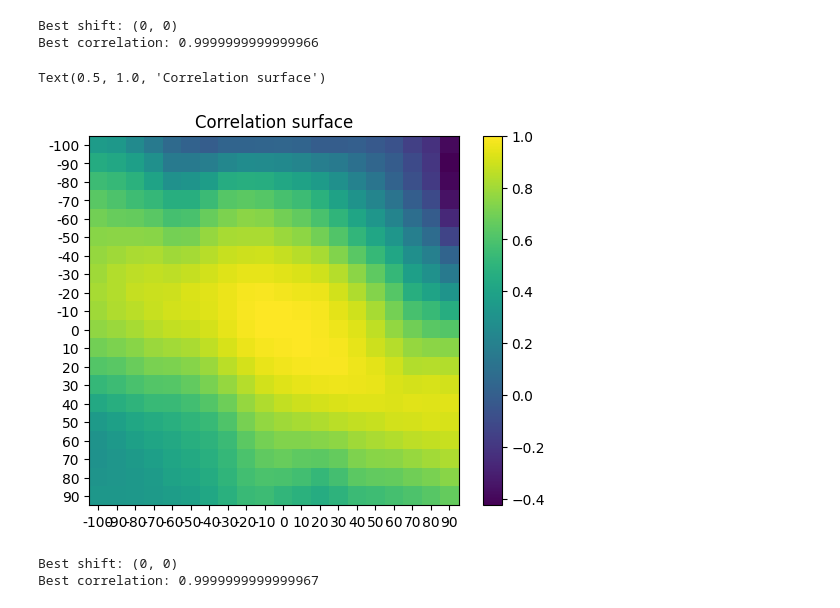
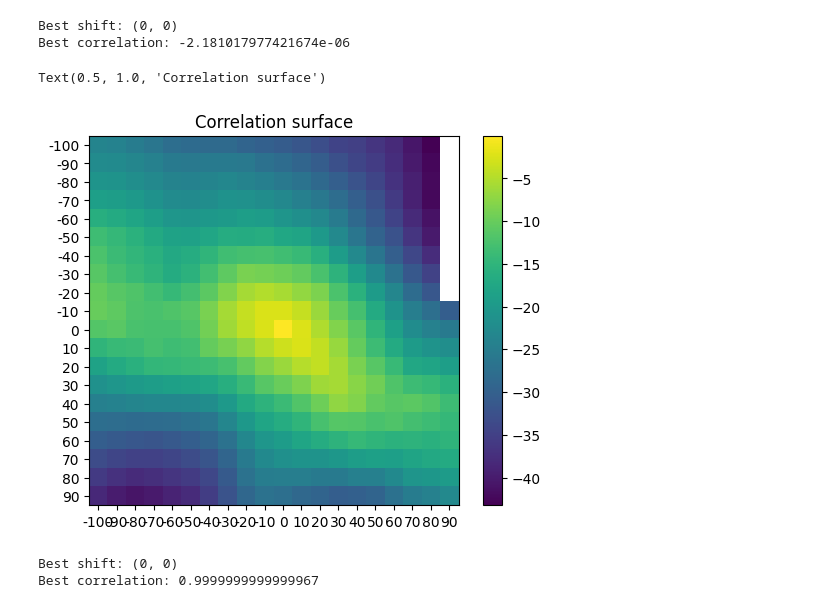
Before and after one commit to open-forest-observatory/geospatial-data-registration-toolkit, a Jupyter notebook: dev/raster_to_point_registration.ipynb, the cells around one changed output. Drawn from its saved outputs; the diff is of its cells as text; code cells hidden in the pictures.

Commit message:
Add raster experiments

```diff
--- a/dev/raster_to_point_registration.ipynb
+++ b/dev/raster_to_point_registration.ipynb
@@ -7,23 +7,21 @@ from GDRT.raster_point.raster_point import find_best_shift, corr_nan_weighted_fu
 POINTS_FILE = "C:\\Users\\david\\dev\\geospatial-data-registration-toolkit\\data\\points_with_height.gpkg"
 RASTER_FILE = "C:\\Users\\david\\dev\\geospatial-data-registration-toolkit\\data\\dtm-ptcloud_921.tif"
 # %%
-
-
 # Example usage with the constants defined above
-result = find_best_shift(RASTER_FILE, POINTS_FILE, x_range=(-100, 100, 10), y_range=(-100, 100, 10))
+result = find_best_shift(RASTER_FILE, POINTS_FILE, x_range=(-100, 100, 10), y_range=(-100, 100, 10), comparison_func=WMAE)
 print("Best shift:", result['best_shift'])
 print("Best correlation:", result['best_correlation'])
 
 plt.imshow(result['correlations_img'])
 plt.xticks(ticks=np.arange(len(result["x_vals"])),labels=result["x_vals"])
 plt.yticks(ticks=np.arange(len(result["y_vals"])),labels=result["y_vals"])
 plt.colorbar()
 plt.title('Correlation surface')
 # %% [output]
 Best shift: (0, 0)
-Best correlation: 0.9999999999999966
+Best correlation: -2.181017977421674e-06
 Text(0.5, 1.0, 'Correlation surface')
-[figure, old version]
+[figure, new version]
 # %%
 # Example usage with the constants defined above
 result = find_best_shift(RASTER_FILE, POINTS_FILE, comparison_func=corr_nan_weighted_func, x_range=(-100, 100, 10), y_range=(-100, 100, 10))
```
Also changed, not shown: parts of 1 cell of this notebook.
